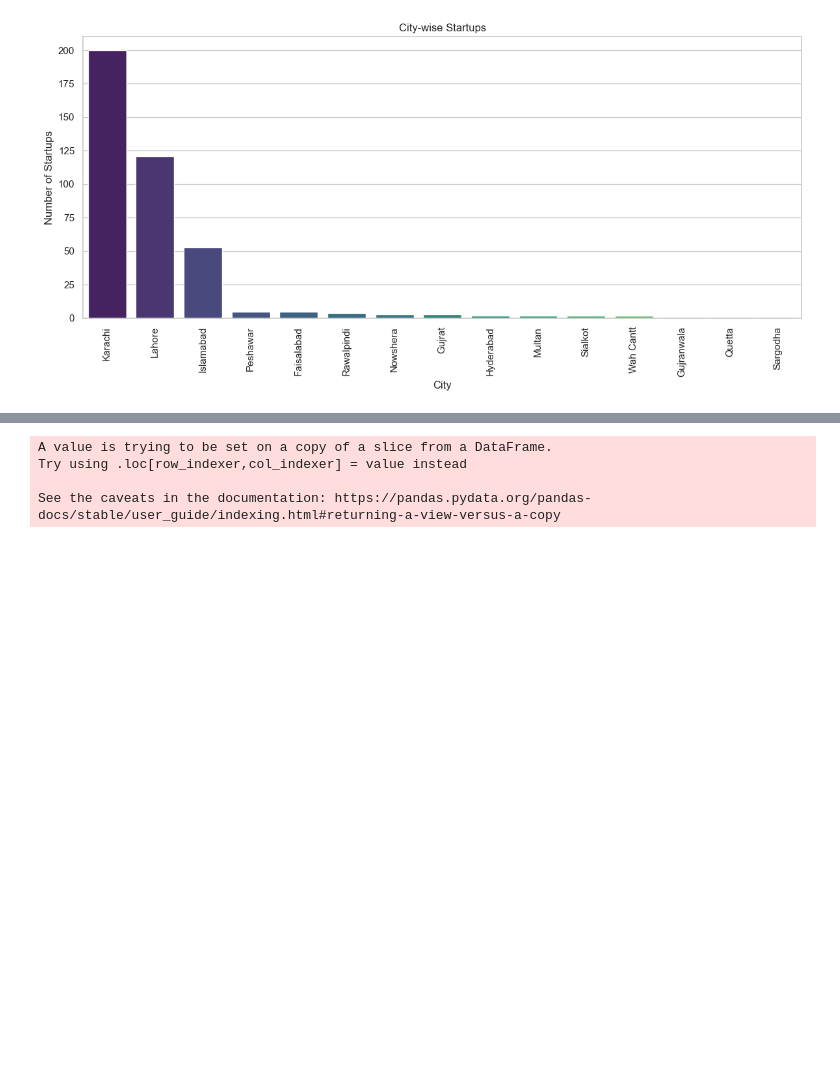
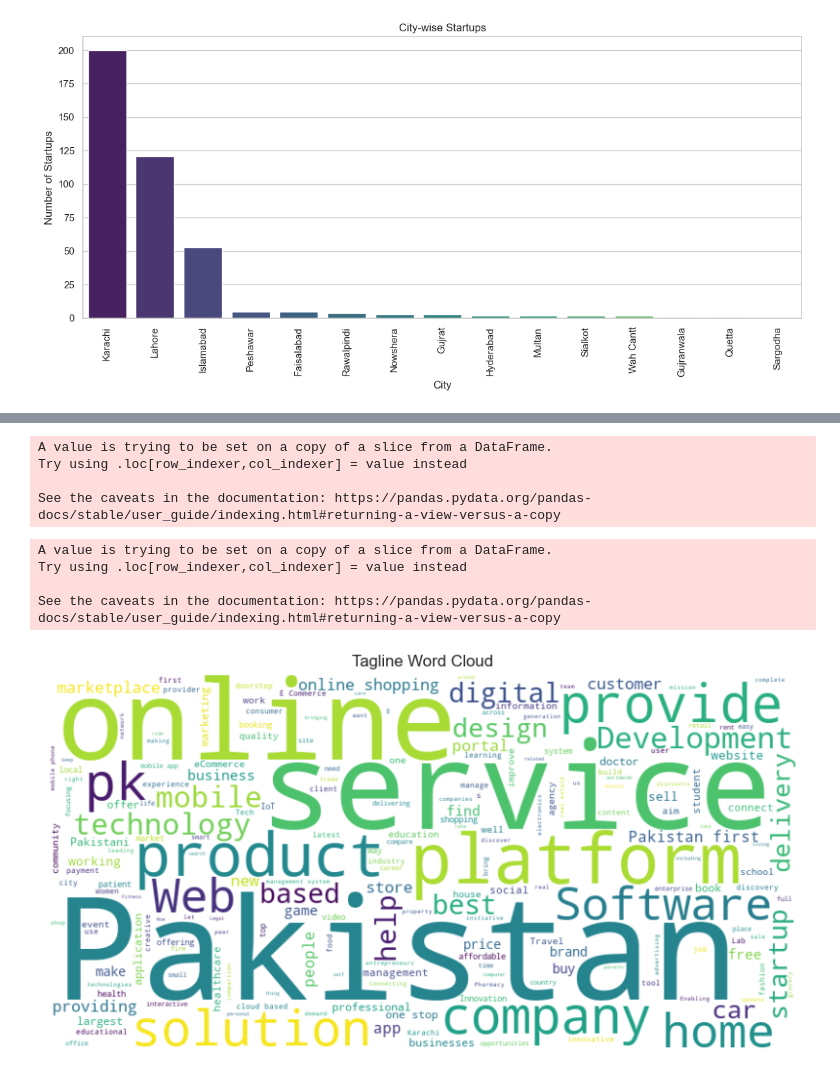
Before and after one commit to NimraZeeshan/Pakistan_startup_census, a Jupyter notebook: paksitan_startup_analysis.ipynb, the cells around one changed output, grey strips where cells are left out. Cells and saved outputs as stored; diff of their text form; code cells hidden in the pictures; blank space fills up the shorter version.

```diff
--- a/paksitan_startup_analysis.ipynb
+++ b/paksitan_startup_analysis.ipynb
@@ -846,2 +760,48 @@ fig = px.bar(startup_year_counts, x='Founded Year', y='Count', title='Number of
 fig.show()
+# %%
+import plotly.express as px
+import pandas as pd
+
+# Filter out rows with 'Not Provided' in the 'Founded Year' column
+filtered_startups = Startups[Startups['Founded Year'] != 'Not Provided']
+
+# Convert 'Founded Year' column to numeric (assuming it's a numerical column)
+filtered_startups['Founded Year'] = pd.to_numeric(filtered_startups['Founded Year'], errors='coerce')
+
+# Drop rows with NaN values in 'Founded Year' column
+filtered_startups = filtered_startups.dropna(subset=['Founded Year'])
+
+# Group startups by founded year and count the number of startups in each year
+startup_year_counts = filtered_startups.groupby(['Founded Year', 'Category']).size().reset_index(name='Count')
+
+# Sort startup_year_counts DataFrame by 'Count' column in descending order and select top 20 categories
+top_20_categories = startup_year_counts.groupby('Category').sum().sort_values(by='Count', ascending=False).head(20).index
+
+# Filter startup_year_counts to include only the top 20 categories
+startup_year_counts = startup_year_counts[startup_year_counts['Category'].isin(top_20_categories)]
+
+# Sort startup_year_counts DataFrame by 'Founded Year' column in ascending order
+startup_year_counts = startup_year_counts.sort_values(by='Founded Year', ascending=True)
+
+# Create the Plotly bubble plot
+fig = px.scatter(startup_year_counts, x='Founded Year', y='Count', size='Count',
+                 title='Number of Startups by Founded Year and Category',
+                 labels={'Count': 'Number of Startups', 'Founded Year': 'Founded Year', 'Category': 'Category'},
+                 color='Category', color_discrete_sequence=px.colors.qualitative.Pastel)
+
+# Add a range slider for selecting the range of years
+fig.update_layout(
+    xaxis=dict(
+        rangeslider=dict(
+            visible=True
+        ),
+        type='linear'  # Set the type of x-axis to linear
+    )
+)
+fig.show()
+# %% [output]
+A value is trying to be set on a copy of a slice from a DataFrame.
+Try using .loc[row_indexer,col_indexer] = value instead
+
+See the caveats in the documentation: https://pandas.pydata.org/pandas-docs/stable/user_guide/indexing.html#returning-a-view-versus-a-copy
 # %%
@@ -873,0 +872,18 @@ See the caveats in the documentation: https://pandas.pydata.org/pandas-docs/stab
+# %%
+from wordcloud import WordCloud
+import matplotlib.pyplot as plt
+
+# Combine all taglines into a single string
+all_taglines = ' '.join(Startups['Tagline'].dropna())
+
+# Create a word cloud object
+wordcloud = WordCloud(width=800, height=400, background_color='white').generate(all_taglines)
+
+# Display the word cloud
+plt.figure(figsize=(10, 5))
+plt.imshow(wordcloud, interpolation='bilinear')
+plt.axis('off')
+plt.title('Tagline Word Cloud')
+plt.show()
+# %% [output]
+[figure, added]
```
Also changed, not shown: parts of 21 cells of this notebook, 7 other files.
